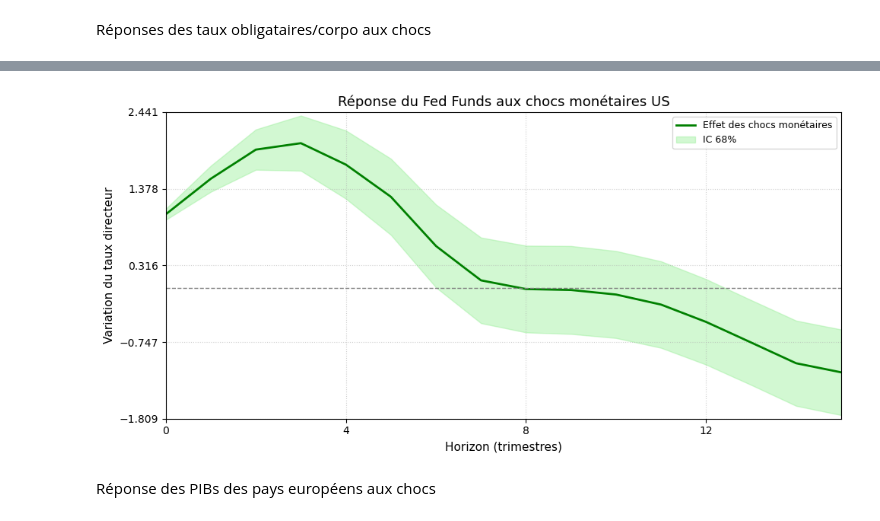
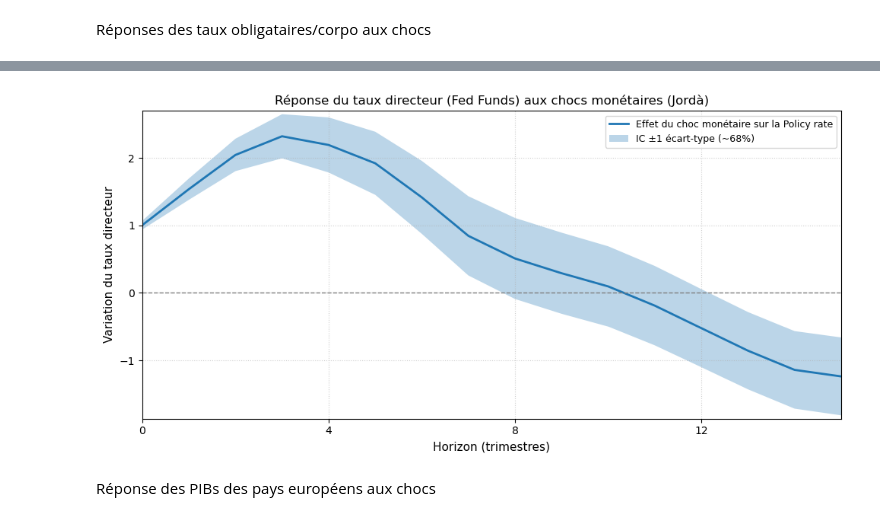
Before and after one commit to enriquealarcon01/Stat-App, a Jupyter notebook: modèle/modèle US.ipynb, the cells around one changed output, grey strips where cells are left out. Saved outputs shown, nothing was run; the diff lists cells and outputs as text; code cells hidden in the pictures.

```diff
--- a/modèle/modèle US.ipynb
+++ b/modèle/modèle US.ipynb
@@ -968,71 +933,112 @@ Réponses des taux obligataires/corpo aux chocs
 # %%
-# Horizon maximal
-H = 15  # trimestres
+import numpy as np
+import pandas as pd
+import statsmodels.api as sm
+import matplotlib.pyplot as plt
 
-# Stockage des résultats
+# ===============================
+# 1) Paramètres de la projection
+# ===============================
+H = 15  # horizon maximal (en trimestres)
 betas = []
 stderr_list = []
 
-# Boucle sur chaque horizon h
+# ===============================
+# 2) Boucle sur les horizons h
+# ===============================
 for h in range(H + 1):
+    # Copie pour éviter d'empiler les colonnes d'un tour à l'autre
     df = data_US_clean.copy()
 
-    # Ajouter les lags du taux directeur
+    # ------------------------------
+    # a) Création des lags du taux directeur
+    # ------------------------------
     for lag in range(1, 5):
         df[f'rate_lag{lag}'] = df['Policy rate'].shift(lag)
 
-    # Tendance quadratique
+    # ------------------------------
+    # b) Tendance linéaire + quadratique (contrôle)
+    # ------------------------------
     df['trend'] = range(len(df))
     df['trend_sq'] = df['trend'] ** 2
 
-    # Variable dépendante : taux directeur à horizon h
-    df[f'rate_lead{h}'] = df['Policy rate'].shift(-h)
+    # ------------------------------
+    # c) Variable dépendante : taux à l'horizon h
+    #    => Policy rate au temps t+h
+    # ------------------------------
+    df[f'rate_lead_{h}'] = df['Policy rate'].shift(-h)
 
-    # Nettoyage
-    df_model = df.dropna(subset=[f'rate_lead{h}', 'monetary_shocks',
-                                 'rate_lag1', 'rate_lag2', 'rate_lag3', 'rate_lag4'])
+    # ------------------------------
+    # d) Sous-échantillon sans NaN
+    # ------------------------------
+    df_model = df.dropna(subset=[
+        f'rate_lead_{h}',      # la variable dépendante
+        'monetary_shocks_2lags_v3',  # votre choc monétaire
+        'rate_lag1', 'rate_lag2', 'rate_lag3', 'rate_lag4'
+    ])
 
-    Y = df_model[f'rate_lead{h}']
-    X = df_model[['monetary_shocks', 'rate_lag1', 'rate_lag2', 'rate_lag3', 'rate_lag4', 'trend', 'trend_sq']]
+    # ------------------------------
+    # e) Construction de Y et X
+    # ------------------------------
+    Y = df_model[f'rate_lead_{h}']  # le Policy rate à horizon h
+    X = df_model[['monetary_shocks_2lags_v3',
+                  'rate_lag1', 'rate_lag2', 'rate_lag3', 'rate_lag4',
+                  'trend', 'trend_sq']]
+
     X = sm.add_constant(X)
 
+    # ------------------------------
+    # f) Estimation OLS
+    # ------------------------------
     model = sm.OLS(Y, X).fit()
 
-    # Stockage du coefficient et de l'écart-type
-    beta = model.params['monetary_shocks']
-    stderr = model.bse['monetary_shocks']
+    # ------------------------------
+    # g) Récupération du coefficient + écart-type
+    # ------------------------------
+    beta = model.params['monetary_shocks_2lags_v3']
+    stderr = model.bse['monetary_shocks_2lags_v3']
 
     betas.append(beta)
     stderr_list.append(stderr)
 
-# Calcul de l’intervalle de confiance à 68%
+# ==============================================
+# 3) Construction d'un Intervalle de Confiance (IC)
+#    On prend +/- 1 écart-type (approximatif 68%)
+# ==============================================
 lower = [b - s for b, s in zip(betas, stderr_list)]
 upper = [b + s for b, s in zip(betas, stderr_list)]
 
-# Définir les bornes dynamiques
+# ==============================================
+# 4) Tracé de la "réponse impulsionnelle" (Local Projections)
+# ==============================================
+horizons = range(H + 1)
 y_min = min(lower) - 0.05
 y_max = max(upper) + 0.05
 
-# Tracé de l'IRF
 plt.figure(figsize=(10, 5))
-plt.plot(range(H + 1), betas, color='green', linewidth=2, label="Effet des chocs monétaires")
-plt.fill_between(range(H + 1), lower, upper, color='lightgreen', alpha=0.4, label="IC 68%")
+
+# Courbe principale : coefficients βₕ
+plt.plot(horizons, betas, linewidth=2, label="Effet du choc monétaire sur la Policy rate")
+
+# IC 68%
+plt.fill_between(horizons, lower, upper, alpha=0.3, label="IC ±1 écart-type (~68%)")
+
+# Ligne horizontale = 0
 plt.axhline(0, color='gray', linestyle='--', linewidth=1)
 
-plt.title("Réponse du Fed Funds aux chocs monétaires US", fontsize=13)
+# Paramètres du graphique
+plt.title("Réponse du taux directeur (Fed Funds) aux chocs monétaires (Jordà)", fontsize=12)
 plt.xlabel("Horizon (trimestres)", fontsize=11)
 plt.ylabel("Variation du taux directeur", fontsize=11)
 
 plt.ylim(y_min, y_max)
 plt.xlim(0, H)
-plt.xticks(np.arange(0, H + 1, 4))
-plt.yticks(np.round(np.linspace(y_min, y_max, 5), 3))
-
+plt.xticks(np.arange(0, H+1, 4))
+plt.grid(True, linestyle=':', alpha=0.6)
 plt.legend(loc="best", fontsize=9)
-plt.grid(True, linestyle=':', alpha=0.6)
 plt.tight_layout()
 plt.show()
 # %% [output]
-[figure, old version]
+[figure, new version]
 # %% [markdown]
 Réponse des PIBs des pays européens aux chocs
```
Also changed, not shown: parts of 24 cells of this notebook, 2 other files.
